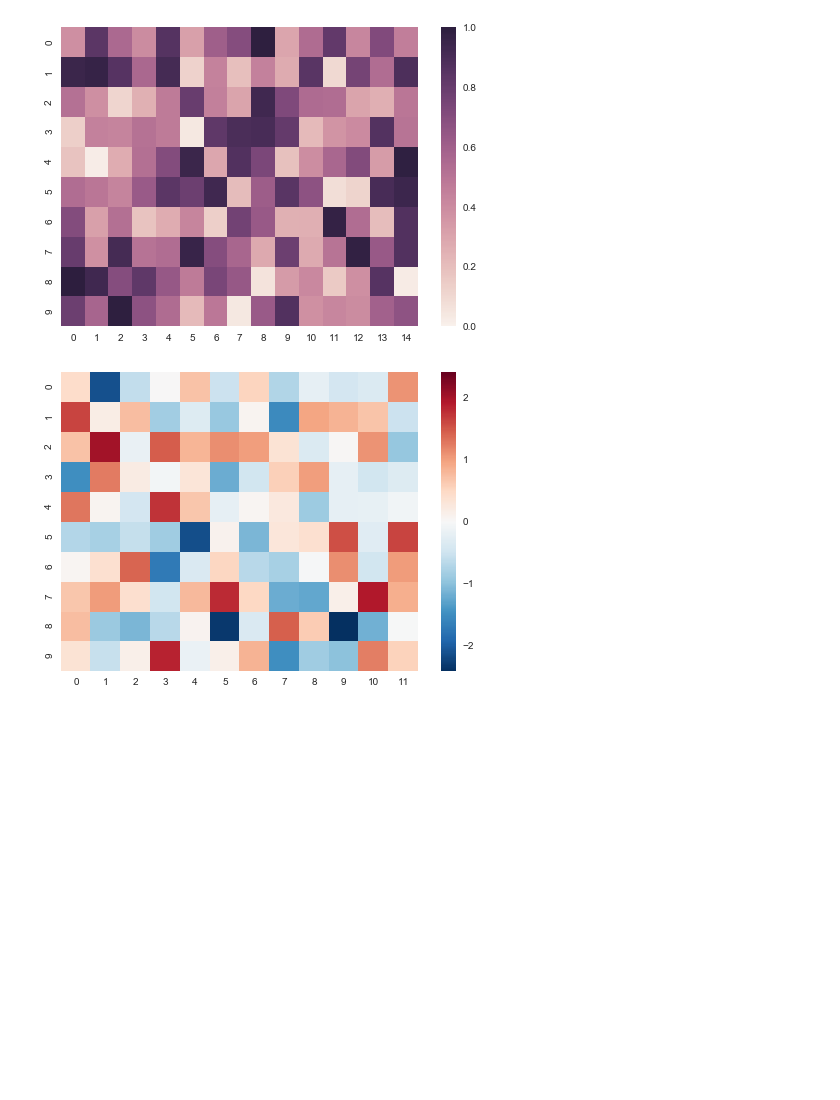
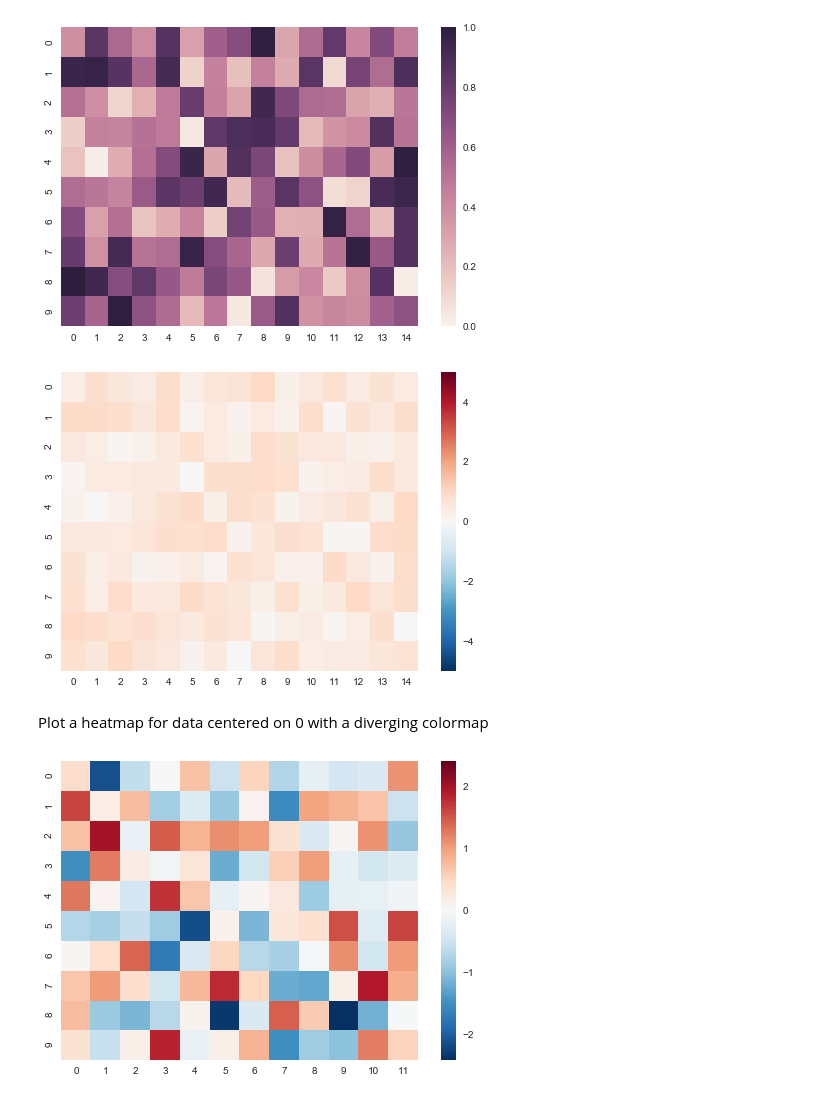
Before and after one commit to MGijon/Python-Notebook-s, a Jupyter notebook: Seaborn .- heatmap.ipynb, the cells around one changed output. Saved outputs shown, nothing was run; the diff lists cells and outputs as text; code cells hidden in the pictures; blank space fills up the shorter version.

```diff
--- a/Seaborn .- heatmap.ipynb
+++ b/Seaborn .- heatmap.ipynb
@@ -105,4 +106,11 @@ ax = sns.heatmap(data, vmin = 0, vmax = 1)
 plt.show()
 # %% [output]
 [figure]
+# %%
+ax = sns.heatmap(data, vmin = -5, vmax = 5)
+plt.show()
+# %% [output]
+[figure, added]
+# %% [markdown]
+Plot a heatmap for data centered on 0 with a diverging colormap
 # %%
```
Also changed, not shown: parts of 22 cells of this notebook.
